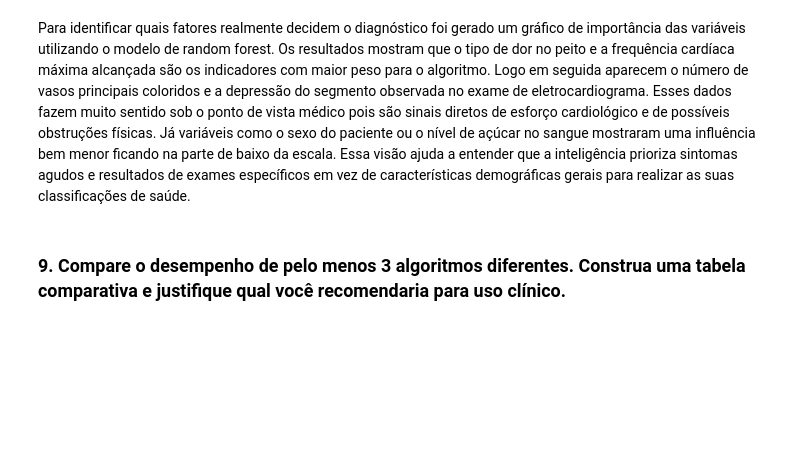
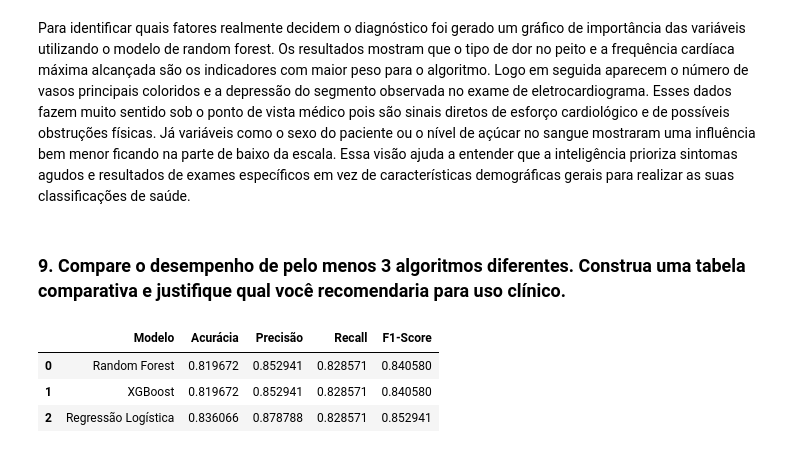
Before and after one commit to ArtyMend07/cis-ieee, a Jupyter notebook: notebooks/Artur_Arruda_solution.ipynb, the cells around one changed output. Cells and saved outputs as stored; diff of their text form; code cells hidden in the pictures; blank space fills up the shorter version.

```diff
--- a/notebooks/Artur_Arruda_solution.ipynb
+++ b/notebooks/Artur_Arruda_solution.ipynb
@@ -319,3 +316,36 @@ print(feature_importance_df)
 Para identificar quais fatores realmente decidem o diagnóstico foi gerado um gráfico de importância das variáveis utilizando o modelo de random forest. Os resultados mostram que o tipo de dor no peito e a frequência cardíaca máxima alcançada são os indicadores com maior peso para o algoritmo. Logo em seguida aparecem o número de vasos principais coloridos e a depressão do segmento observada no exame de eletrocardiograma. Esses dados fazem muito sentido sob o ponto de vista médico pois são sinais diretos de esforço cardiológico e de possíveis obstruções físicas. Já variáveis como o sexo do paciente ou o nível de açúcar no sangue mostraram uma influência bem menor ficando na parte de baixo da escala. Essa visão ajuda a entender que a inteligência prioriza sintomas agudos e resultados de exames específicos em vez de características demográficas gerais para realizar as suas classificações de saúde.
 # %% [markdown]
 ### 9. Compare o desempenho de pelo menos 3 algoritmos diferentes. Construa uma tabela comparativa e justifique qual você recomendaria para uso clínico.
+# %%
+# Definindo os modelos pra comparação
+models = {
+    'Random Forest': RandomForestClassifier(random_state=15),
+    'XGBoost': XGBClassifier(random_state=15),
+    'Regressão Logística': LogisticRegression(random_state=15)
+}
+
+comparison_list = []
+
+for name, model in models.items():
+    # aproveitando pra utilizar os dados normalizados da questao 7
+    if name == 'Regressão Logística':
+        model.fit(X_train_scaled, y_train)
+        y_pred = model.predict(X_test_scaled)
+    else:
+        model.fit(X_train, y_train)
+        y_pred = model.predict(X_test)
+
+    comparison_list.append({
+        'Modelo': name,
+        'Acurácia': accuracy_score(y_test, y_pred),
+        'Precisão': precision_score(y_test, y_pred),
+        'Recall': recall_score(y_test, y_pred),
+        'F1-Score': f1_score(y_test, y_pred)
+    })
+df_comparison = pd.DataFrame(comparison_list)
+display(df_comparison)
+# %% [output]
+|  | Modelo | Acurácia | Precisão | Recall | F1-Score |
+| 0 | Random Forest | 0.819672 | 0.852941 | 0.828571 | 0.840580 |
+| 1 | XGBoost | 0.819672 | 0.852941 | 0.828571 | 0.840580 |
+| 2 | Regressão Logística | 0.836066 | 0.878788 | 0.828571 | 0.852941 |
```
Also changed, not shown: parts of 8 cells of this notebook.
